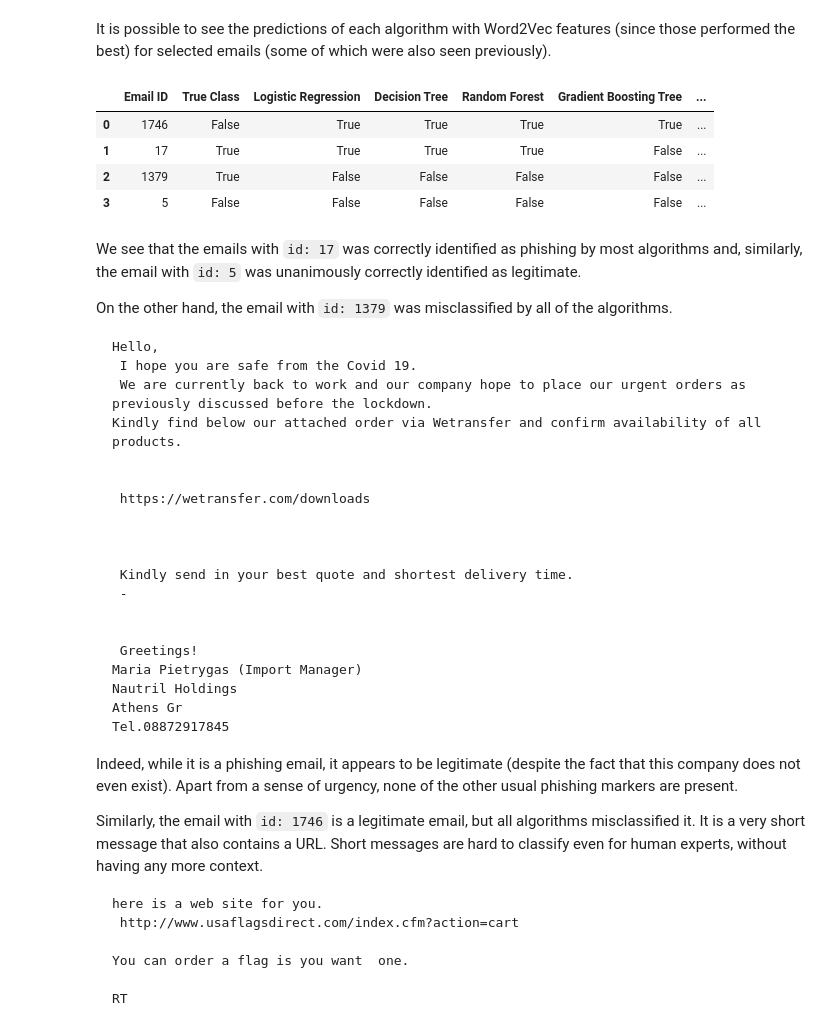
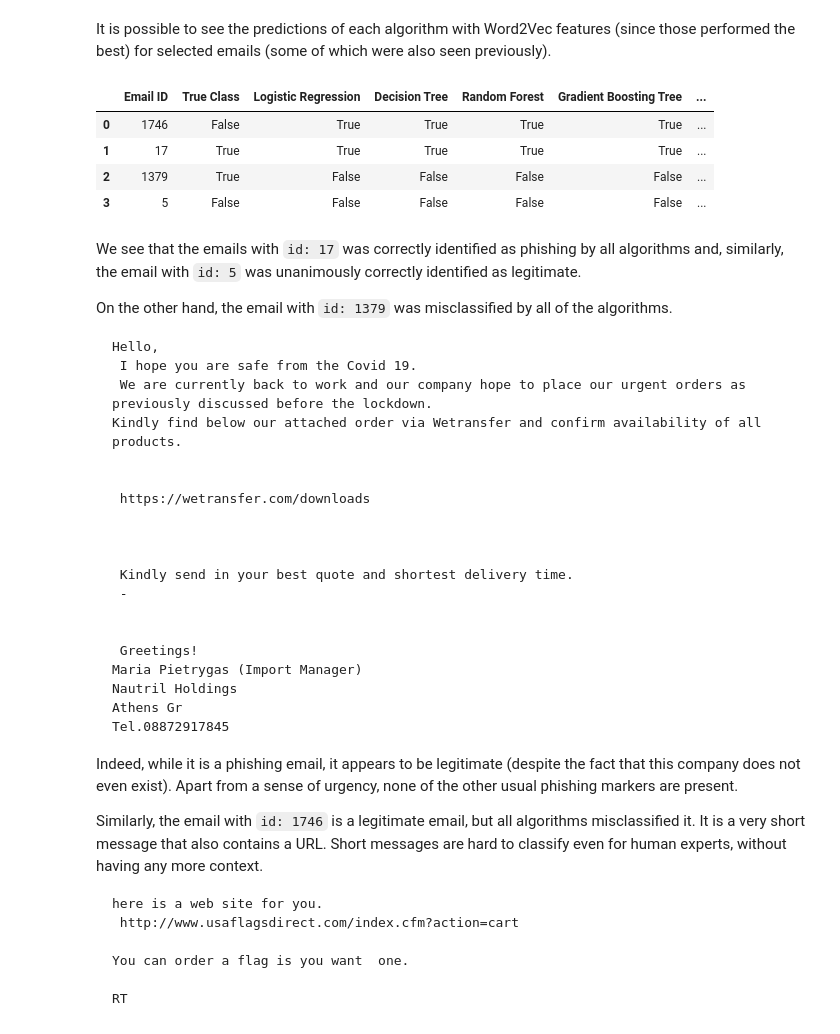
Before and after one commit to liakoyras/thesis-phishing-email-detection, a Jupyter notebook: Text Data Classification (baseline).ipynb, the cells around one changed output. Drawn from its saved outputs; the diff is of its cells as text; code cells hidden in the pictures.

Commit message:
Fix Naive Bayes
Added scaling of the test features.

````diff
--- a/Text Data Classification (baseline).ipynb
+++ b/Text Data Classification (baseline).ipynb
@@ -105,6 +106,7 @@ Train accuracy: 0.9944320712694877
 ### Naive Bayes
 # %%
 nb_word2vec_balanced = ml.train_naive_bayes(word2vec_train_balanced['features'], word2vec_train_balanced['target'], remove_negatives=True, show_train_accuracy=1)
+nb_word2vec_balanced, nb_word2vec_balanced_scaler = nb_word2vec_balanced['model'], nb_word2vec_balanced['scaler']
 # %% [output]
 Train accuracy: 0.9476614699331849
 # %% [markdown]
@@ -270,15 +274,15 @@ It is possible to see the predictions of each algorithm with Word2Vec features (
 models = [lr_word2vec_balanced, dt_word2vec_balanced, rf_word2vec_balanced, gb_word2vec_balanced, nb_word2vec_balanced]
 names = ['Logistic Regression', 'Decision Tree', 'Random Forest', 'Gradient Boosting Tree', 'Naive Bayes']
 # %%
-ml.results_by_id(models, names, word2vec_test_balanced_complete, [5, 17, 1379, 1746], lr_word2vec_balanced_scaler)
+ml.results_by_id(models, names, word2vec_test_balanced_complete, [5, 17, 1379, 1746], lr_word2vec_balanced_scaler, nb_word2vec_balanced_scaler)
 # %% [output]
 |  | Email ID | True Class | Logistic Regression | Decision Tree | Random Forest | Gradient Boosting Tree | ... |
 | 0 | 1746 | False | True | True | True | True | ... |
-| 1 | 17 | True | True | True | True | False | ... |
+| 1 | 17 | True | True | True | True | True | ... |
 | 2 | 1379 | True | False | False | False | False | ... |
 | 3 | 5 | False | False | False | False | False | ... |
 # %% [markdown]
-We see that the emails with `id: 17` was correctly identified as phishing by most algorithms and, similarly, the email with `id: 5` was unanimously correctly identified as legitimate.<br>
+We see that the emails with `id: 17` was correctly identified as phishing by all algorithms and, similarly, the email with `id: 5` was unanimously correctly identified as legitimate.<br>
 
 On the other hand, the email with `id: 1379` was misclassified by all of the algorithms.
 ```
````
Also changed, not shown: parts of 9 cells of this notebook, 1 other file.
